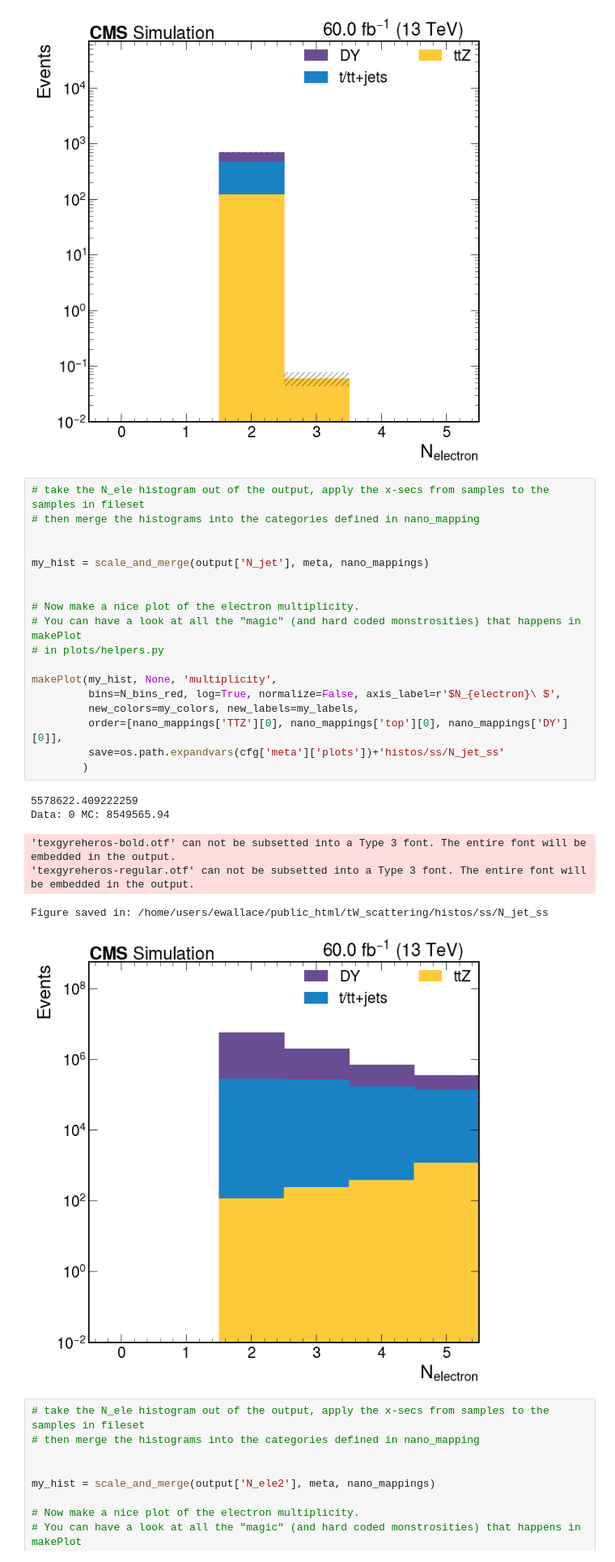
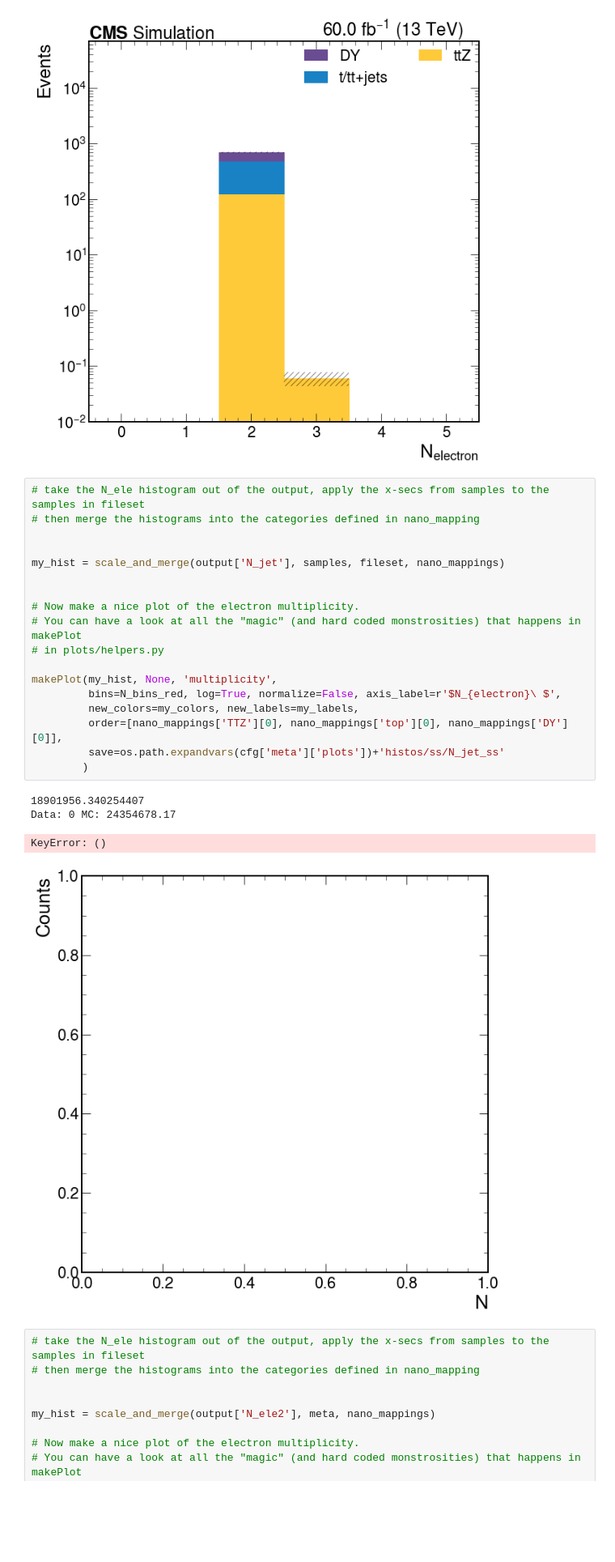
Before and after one commit to JacksonWallace/FCNC, a Jupyter notebook: notebooks/Charge Flip SS.ipynb, the cells around one changed output. Shown at 81% size. Cells and saved outputs as stored; diff of their text form; blank space fills up the shorter version.

```diff
--- a/notebooks/Charge Flip SS.ipynb
+++ b/notebooks/Charge Flip SS.ipynb
@@ -305,28 +527,26 @@ Figure saved in: /home/users/ewallace/public_html/tW_scattering/histos/N_ele_com
 # %%
 # take the N_ele histogram out of the output, apply the x-secs from samples to the samples in fileset
 # then merge the histograms into the categories defined in nano_mapping
 
 
-my_hist = scale_and_merge(output['N_jet'], meta, nano_mappings)
+my_hist = scale_and_merge(output['N_jet'], samples, fileset, nano_mappings)
 
 
 # Now make a nice plot of the electron multiplicity.
 # You can have a look at all the "magic" (and hard coded monstrosities) that happens in makePlot
 # in plots/helpers.py
 
 makePlot(my_hist, None, 'multiplicity',
          bins=N_bins_red, log=True, normalize=False, axis_label=r'$N_{electron}\ $',
          new_colors=my_colors, new_labels=my_labels,
          order=[nano_mappings['TTZ'][0], nano_mappings['top'][0], nano_mappings['DY'][0]],
          save=os.path.expandvars(cfg['meta']['plots'])+'histos/ss/N_jet_ss'
         )
 # %% [output]
-5578622.409222259
-Data: 0 MC: 8549565.94
+18901956.340254407
+Data: 0 MC: 24354678.17
-'texgyreheros-bold.otf' can not be subsetted into a Type 3 font. The entire font will be embedded in the output.
-'texgyreheros-regular.otf' can not be subsetted into a Type 3 font. The entire font will be embedded in the output.
+KeyError: ()
-Figure saved in: /home/users/ewallace/public_html/tW_scattering/histos/ss/N_jet_ss
-[figure, old version]
+[figure, new version]
 # %%
 # take the N_ele histogram out of the output, apply the x-secs from samples to the samples in fileset
 # then merge the histograms into the categories defined in nano_mapping
```
Also changed, not shown: parts of 10 cells of this notebook, 8 other files.
